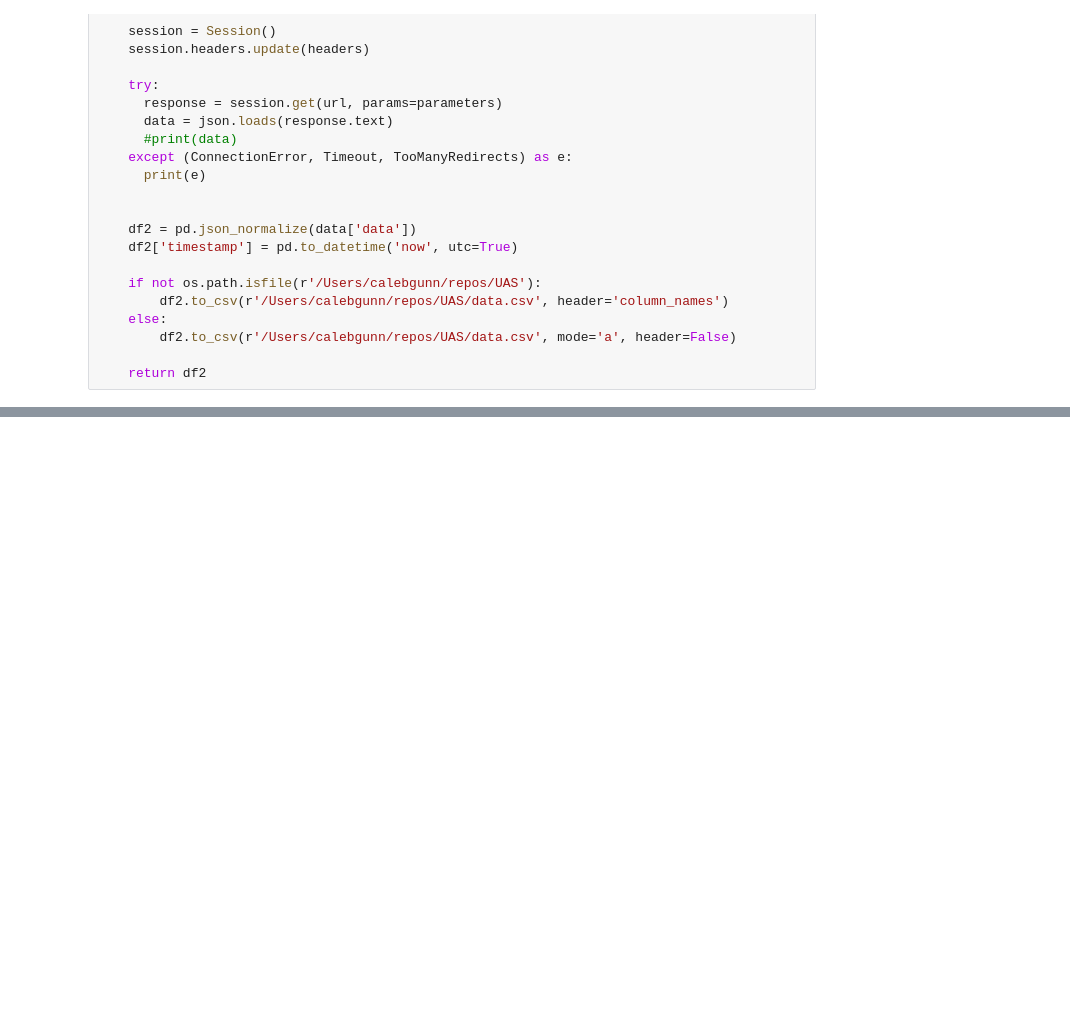
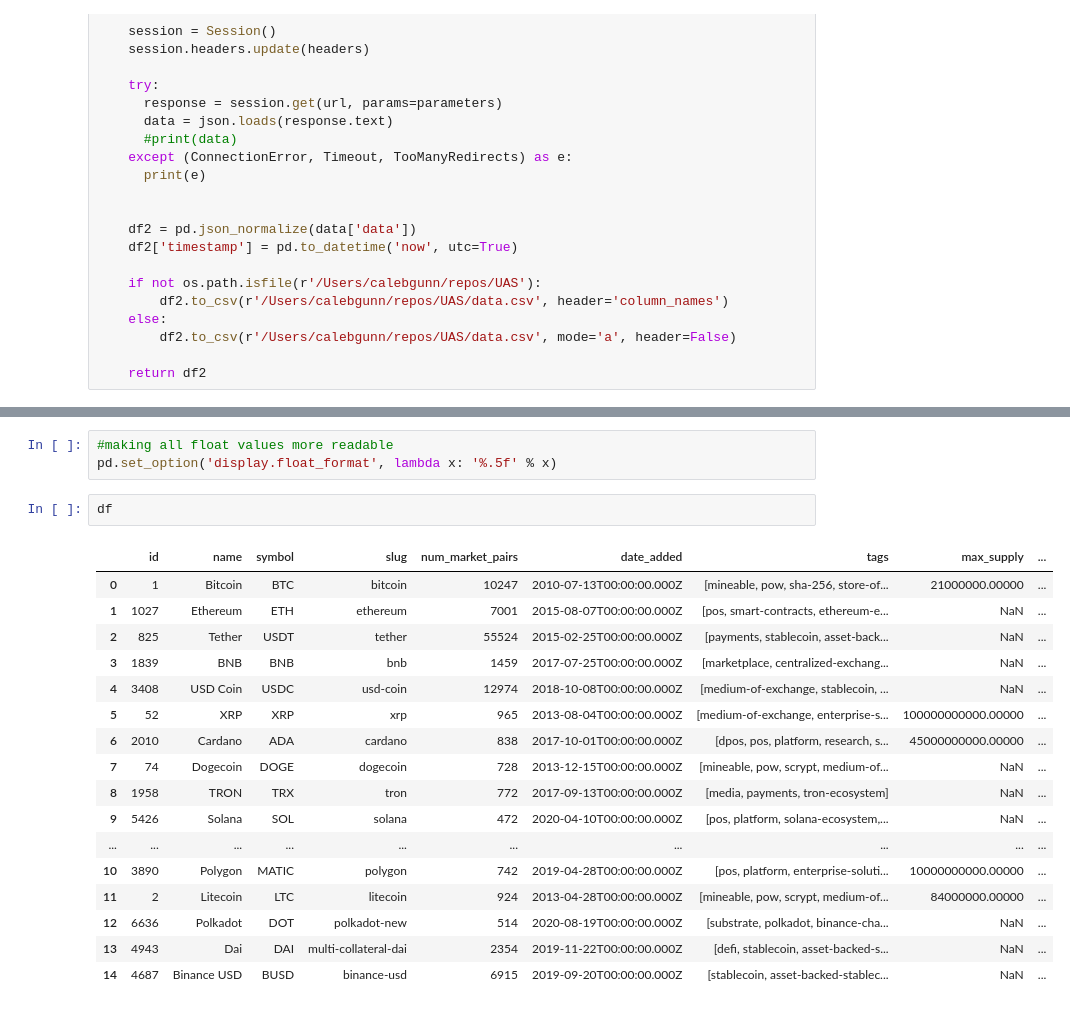
Before and after one commit to cgunn92/UAS, a Jupyter notebook: CryptoAPI.ipynb, the cells around one changed output, grey strips where cells are left out. Cells and saved outputs as stored; diff of their text form; blank space fills up the shorter version.

Commit message:
Change float format and prep for vis

```diff
--- a/CryptoAPI.ipynb
+++ b/CryptoAPI.ipynb
@@ -121 +123,24 @@ df
 | 14 | 4687 | Binance USD | BUSD | binance-usd | 6915 | 2019-09-20T00:00:00.000Z | [stablecoin, asset-backed-stablec... | NaN | ... |
+# %%
+#making all float values more readable
+pd.set_option('display.float_format', lambda x: '%.5f' % x)
+# %%
+df
+# %% [output]
+|  | id | name | symbol | slug | num_market_pairs | date_added | tags | max_supply | ... |
+| 0 | 1 | Bitcoin | BTC | bitcoin | 10247 | 2010-07-13T00:00:00.000Z | [mineable, pow, sha-256, store-of... | 21000000.00000 | ... |
+| 1 | 1027 | Ethereum | ETH | ethereum | 7001 | 2015-08-07T00:00:00.000Z | [pos, smart-contracts, ethereum-e... | NaN | ... |
+| 2 | 825 | Tether | USDT | tether | 55524 | 2015-02-25T00:00:00.000Z | [payments, stablecoin, asset-back... | NaN | ... |
+| 3 | 1839 | BNB | BNB | bnb | 1459 | 2017-07-25T00:00:00.000Z | [marketplace, centralized-exchang... | NaN | ... |
+| 4 | 3408 | USD Coin | USDC | usd-coin | 12974 | 2018-10-08T00:00:00.000Z | [medium-of-exchange, stablecoin, ... | NaN | ... |
+| 5 | 52 | XRP | XRP | xrp | 965 | 2013-08-04T00:00:00.000Z | [medium-of-exchange, enterprise-s... | 100000000000.00000 | ... |
+| 6 | 2010 | Cardano | ADA | cardano | 838 | 2017-10-01T00:00:00.000Z | [dpos, pos, platform, research, s... | 45000000000.00000 | ... |
+| 7 | 74 | Dogecoin | DOGE | dogecoin | 728 | 2013-12-15T00:00:00.000Z | [mineable, pow, scrypt, medium-of... | NaN | ... |
+| 8 | 1958 | TRON | TRX | tron | 772 | 2017-09-13T00:00:00.000Z | [media, payments, tron-ecosystem] | NaN | ... |
+| 9 | 5426 | Solana | SOL | solana | 472 | 2020-04-10T00:00:00.000Z | [pos, platform, solana-ecosystem,... | NaN | ... |
+| ... | ... | ... | ... | ... | ... | ... | ... | ... | ... |
+| 10 | 3890 | Polygon | MATIC | polygon | 742 | 2019-04-28T00:00:00.000Z | [pos, platform, enterprise-soluti... | 10000000000.00000 | ... |
+| 11 | 2 | Litecoin | LTC | litecoin | 924 | 2013-04-28T00:00:00.000Z | [mineable, pow, scrypt, medium-of... | 84000000.00000 | ... |
+| 12 | 6636 | Polkadot | DOT | polkadot-new | 514 | 2020-08-19T00:00:00.000Z | [substrate, polkadot, binance-cha... | NaN | ... |
+| 13 | 4943 | Dai | DAI | multi-collateral-dai | 2354 | 2019-11-22T00:00:00.000Z | [defi, stablecoin, asset-backed-s... | NaN | ... |
+| 14 | 4687 | Binance USD | BUSD | binance-usd | 6915 | 2019-09-20T00:00:00.000Z | [stablecoin, asset-backed-stablec... | NaN | ... |
```
Also changed, not shown: parts of 7 cells of this notebook, 1 other file.
